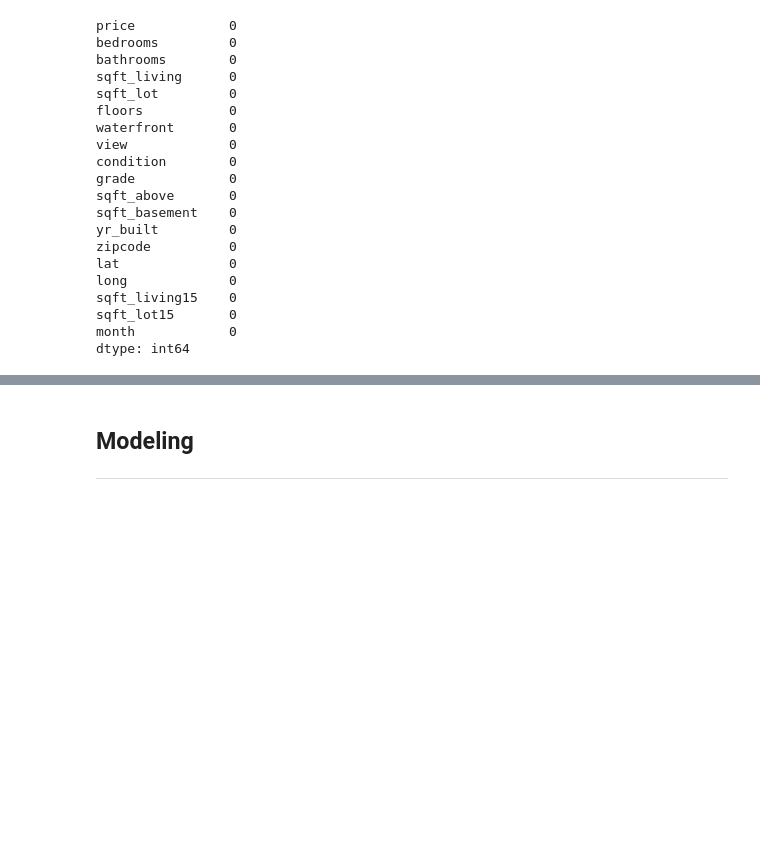
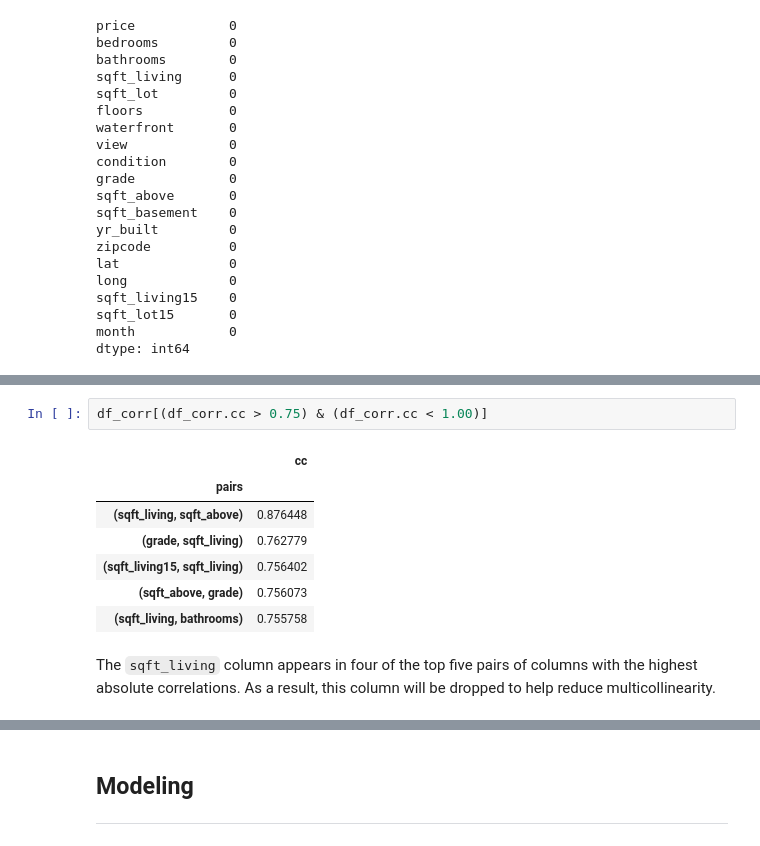
Before and after one commit to tjkyner/housing-regression-model, a Jupyter notebook: notebook.ipynb, the cells around one changed output, grey strips where cells are left out. Drawn from its saved outputs; the diff is of its cells as text; blank space fills up the shorter version.

```diff
--- a/notebook.ipynb
+++ b/notebook.ipynb
@@ -447,0 +487,12 @@ dtype: int64
+# %%
+df_corr[(df_corr.cc > 0.75) & (df_corr.cc < 1.00)]
+# %% [output]
+|  | cc |
+| pairs |  |
+| (sqft_living, sqft_above) | 0.876448 |
+| (grade, sqft_living) | 0.762779 |
+| (sqft_living15, sqft_living) | 0.756402 |
+| (sqft_above, grade) | 0.756073 |
+| (sqft_living, bathrooms) | 0.755758 |
+# %% [markdown]
+The `sqft_living` column appears in four of the top five pairs of columns with the highest absolute correlations. As a result, this column will be dropped to help reduce multicollinearity.
```
Also changed, not shown: parts of 6 cells of this notebook.
